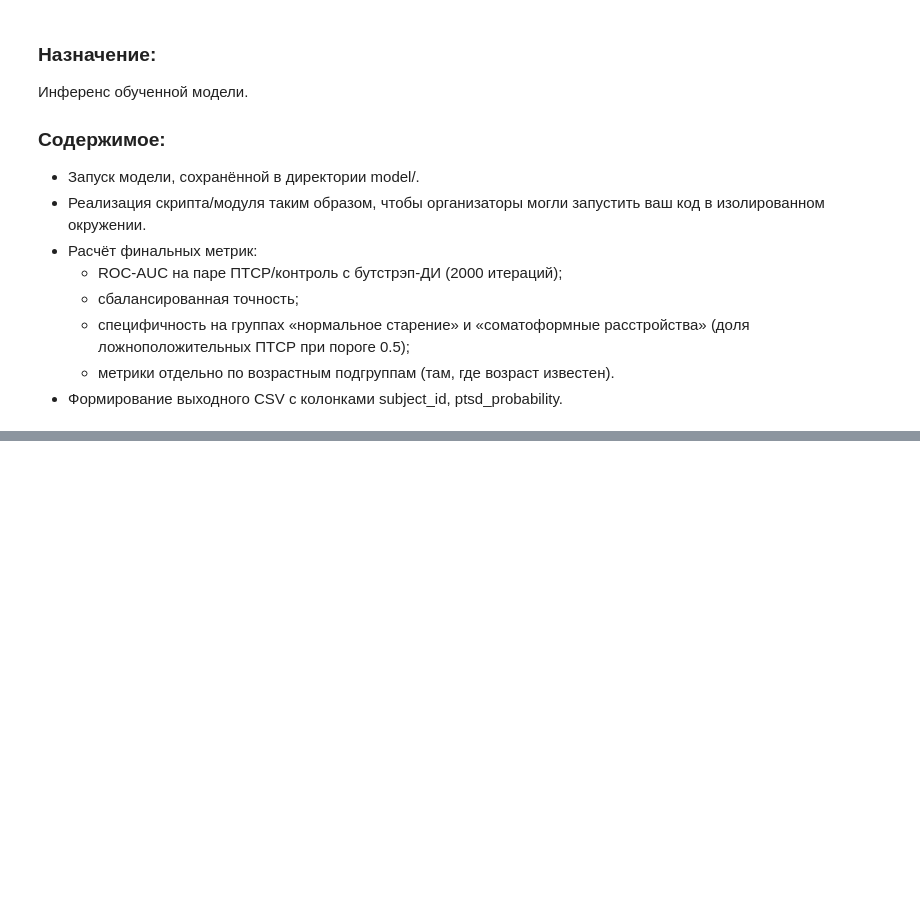
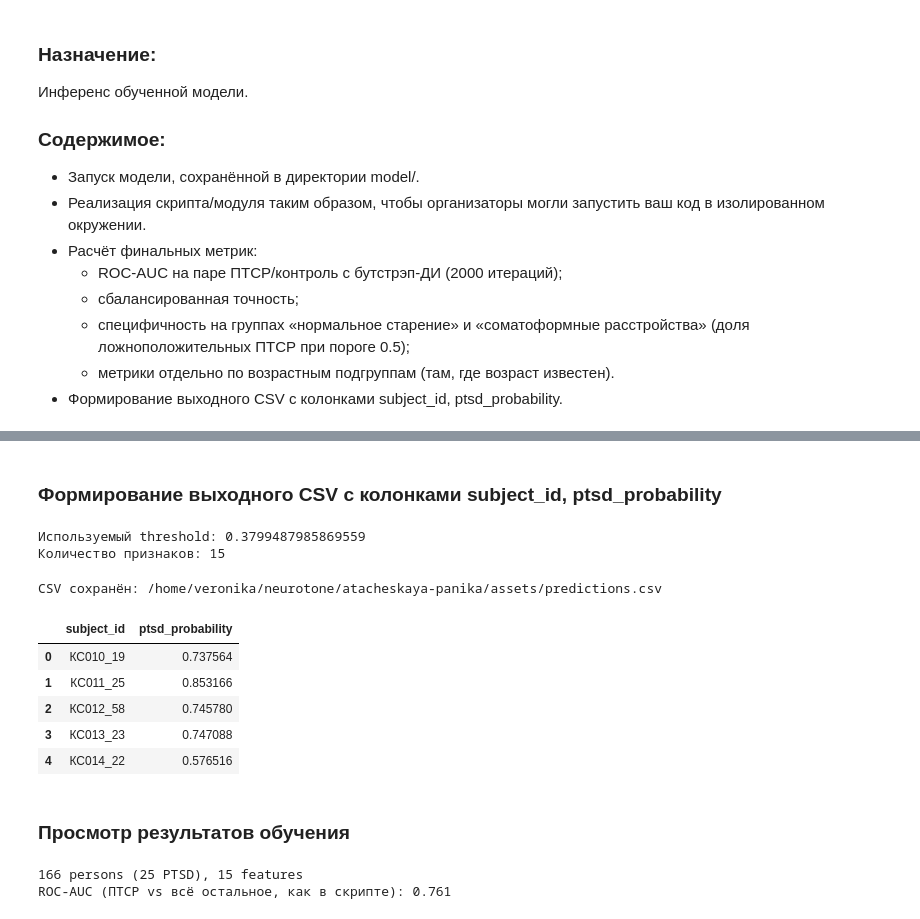
Before and after one commit to steministka/atacheskaya-panika, a Jupyter notebook: assets/3-model-inference.ipynb, the cells around one changed output, grey strips where cells are left out. Cells and saved outputs as stored; diff of their text form; code cells hidden in the pictures; blank space fills up the shorter version.

```diff
--- a/assets/3-model-inference.ipynb
+++ b/assets/3-model-inference.ipynb
@@ -14,0 +101,56 @@
+# %% [markdown]
+### Формирование выходного CSV с колонками subject_id, ptsd_probability
+# %%
+# Загружаем сохранённый объект
+artifact = joblib.load(MODEL_PATH)
+
+model = artifact["model"]
+feature_names = artifact["feature_names"]
+threshold = artifact["threshold"]
+
+print("Используемый threshold:", threshold)
+print("Количество признаков:", len(feature_names))
+# %% [output]
+Используемый threshold: 0.3799487985869559
+Количество признаков: 15
+# %%
+# Пути
+FEATURES_CSV = FEATURES_DIR / "features.csv"
+OUTPUT_CSV = Path("./predictions.csv")
+
+OUTPUT_CSV.parent.mkdir(parents=True, exist_ok=True)
+
+# Загружаем признаки
+df = pd.read_csv(FEATURES_CSV)
+
+# Матрица признаков
+X = df[feature_names].to_numpy(dtype="float64")
+
+# Вероятность класса ПТСР
+ptsd_probability = model.predict_proba(X)[:, 1]
+
+# Формируем CSV с требуемыми названиями колонок
+predictions = pd.DataFrame({
+    "subject_id": df["person"],
+    "ptsd_probability": ptsd_probability,
+})
+
+# Сохраняем без дополнительного индекса
+predictions.to_csv(
+    OUTPUT_CSV,
+    index=False,
+    encoding="utf-8"
+)
+
+print(f"CSV сохранён: {OUTPUT_CSV.resolve()}")
+display(predictions.head())
+# %% [output]
+CSV сохранён: /home/veronika/neurotone/atacheskaya-panika/assets/predictions.csv
+|  | subject_id | ptsd_probability |
+| 0 | КС010_19 | 0.737564 |
+| 1 | КС011_25 | 0.853166 |
+| 2 | КС012_58 | 0.745780 |
+| 3 | КС013_23 | 0.747088 |
+| 4 | КС014_22 | 0.576516 |
+# %% [markdown]
+### Просмотр результатов обучения
@@ -14,0 +169,20 @@
+# %%
+names_path = f"{FEATURES_DIR}/feature_names.txt"
+csv_path = f"{FEATURES_DIR}/features.csv"
+
+with open(names_path) as f:
+    feat_names = [line.strip() for line in f if line.strip()]
+
+df = pd.read_csv(csv_path)
+X = df[feat_names].to_numpy(dtype=np.float64)
+y = (df["group"] == model.PTSD_GROUP).astype(int).to_numpy()
+groups = df["group"].to_numpy()
+
+print(f"{len(y)} persons ({y.sum()} PTSD), {len(feat_names)} features")
+
+proba = model.loso_proba(X, y)
+auc_all = roc_auc_score(y, proba)
+print(f"ROC-AUC (ПТСР vs всё остальное, как в скрипте): {auc_all:.3f}")
+# %% [output]
+166 persons (25 PTSD), 15 features
+ROC-AUC (ПТСР vs всё остальное, как в скрипте): 0.761
```
Also changed, not shown: parts of 11 cells of this notebook, 2 other files.
